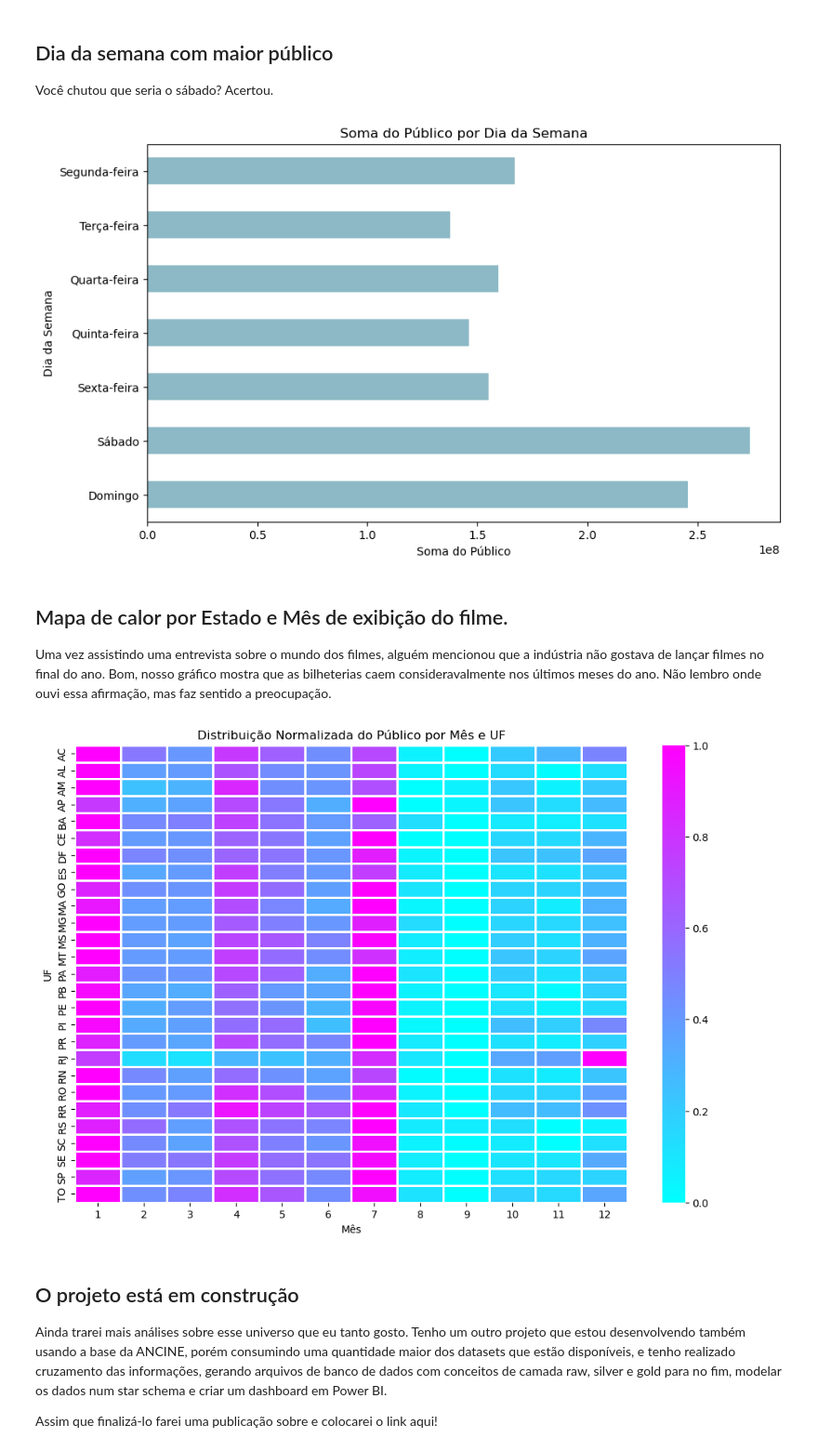
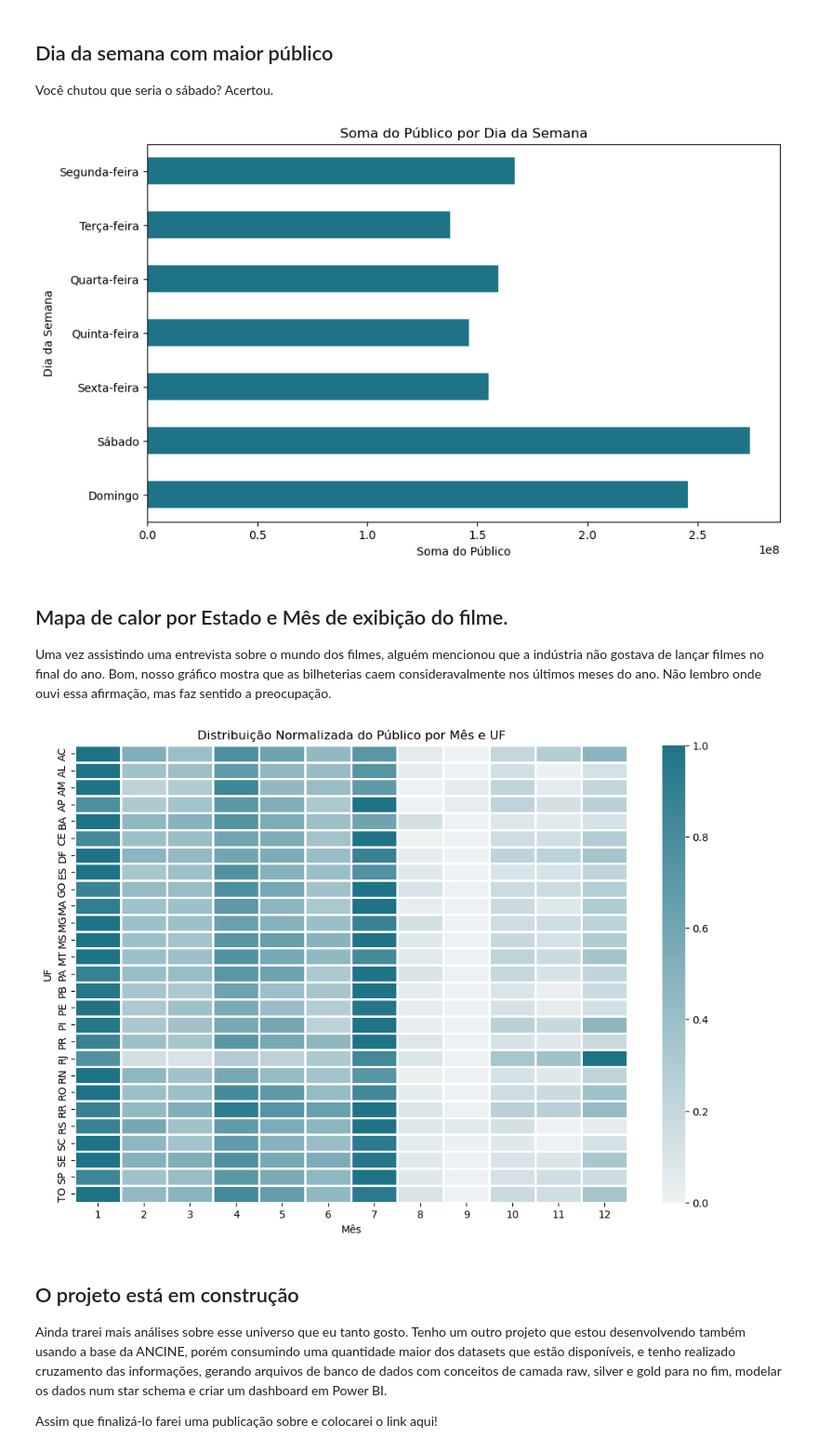
Before and after one commit to bentofh/ancine, a Jupyter notebook: 2_analise_ancine_sample.ipynb, the cells around one changed output. Shown: that part at 93% size. Drawn from its saved outputs; the diff is of its cells as text; code cells hidden in the pictures.

Commit message:
Melhoria nas cores do projeto

```diff
--- a/2_analise_ancine_sample.ipynb
+++ b/2_analise_ancine_sample.ipynb
@@ -84,3 +70,16 @@ paleta = {
+# %%
+# Configurando as cores personalizadas
+
+paleta = {
+    'cor1' : '#1F7387',
+    'cor2' : '#EDA946'
+}
+
+# Criando gradiente com uma cor
+gradiente1 = sns.light_palette(paleta['cor1'], as_cmap=True)
+
+# Criando gradiente com duas cores
+gradiente2 = LinearSegmentedColormap.from_list('custom_cmap', [paleta['cor2'], paleta['cor1']])
 # %% [markdown]
 ## Quantos filmes existem no dataset e qual o range de data que estamos analisando?
 # %%
@@ -175,7 +168,7 @@ Acredito não ser nenhuma surpresa para quem acompanha o mundo do cinema que o f
 top_films = df.groupby('TITULO_BRASILEIRO')['PUBLICO'].sum().sort_values(ascending=False).head(10)
 
 # Gerando paletas de cores de acordo com uma cor base
-cor_base = paleta['roxo']
+cor_base = paleta['cor1']
 
 # Gerando 10 tons diferentes da cor fornecida
 tons = sns.light_palette(cor_base, n_colors=10, reverse=True)
@@ -297,7 +290,7 @@ pivot_publico['Nacional_%'] = (pivot_publico['Nacional'] / pivot_publico['Total'
 pivot_publico['Estrangeiro_%'] = (pivot_publico['Estrangeiro'] / pivot_publico['Total']) * 100
 
 # Cores para os tipos de filmes nas barras
-cores_barras = {'Nacional_%': paleta['laranja1'], 'Estrangeiro_%': paleta['roxo']}
+cores_barras = {'Nacional_%': paleta['cor2'], 'Estrangeiro_%': paleta['cor1']}
 
 # Cor das anotações
 cor_anotacao = 'white'
@@ -472,14 +465,14 @@ soma_publico = soma_publico.reindex(ordem_dias)
 
 # Plotar um gráfico de barras horizontais na ordem correta
 plt.figure(figsize=(10, 6))
-soma_publico.plot(kind='barh', color=paleta['azul'])
+soma_publico.plot(kind='barh', color=paleta['cor1'])
 plt.title('Soma do Público por Dia da Semana')
 plt.xlabel('Soma do Público')
 plt.ylabel('Dia da Semana')
 plt.gca().invert_yaxis()
 plt.show()
 # %% [output]
-[figure, old version]
+[figure, new version]
 # %% [markdown]
 ## Mapa de calor por Estado e Mês de exibição do filme.
 
@@ -487,27 +480,27 @@ Uma vez assistindo uma entrevista sobre o mundo dos filmes, alguém mencionou qu
 # %%
 # Converter 'DT_EXIBICAO' para datetime e extrair o mês
 df['DT_EXIBICAO'] = pd.to_datetime(df['DT_EXIBICAO'])
 df['Mes'] = df['DT_EXIBICAO'].dt.month
 
 # Agrupar por mês e UF, somando o público
 agrupamento = df.groupby(['UF_COMPLEXO', 'Mes'])['PUBLICO'].sum().reset_index()
 
 # Criar DataFrame pivot
 pivot_df = agrupamento.pivot(index='UF_COMPLEXO', columns='Mes', values='PUBLICO')
 
 # Normalizar os dados dentro de cada UF
 pivot_df_norm = pivot_df.apply(lambda x: (x - x.min()) / (x.max() - x.min()), axis=1)
 
 # Plotar o mapa de calor
 plt.figure(figsize=(12, 8))
-ax = sns.heatmap(pivot_df_norm, annot=False, cmap='cool', linewidths=1)
+ax = sns.heatmap(pivot_df_norm, annot=False, cmap=gradiente1, linewidths=1)
 
 plt.title('Distribuição Normalizada do Público por Mês e UF')
 plt.xlabel('Mês')
 plt.ylabel('UF')
 plt.show()
 # %% [output]
-[figure, old version]
+[figure, new version]
 # %% [markdown]
 ## O projeto está em construção
 
```
Also changed, not shown: parts of 10 cells of this notebook.
